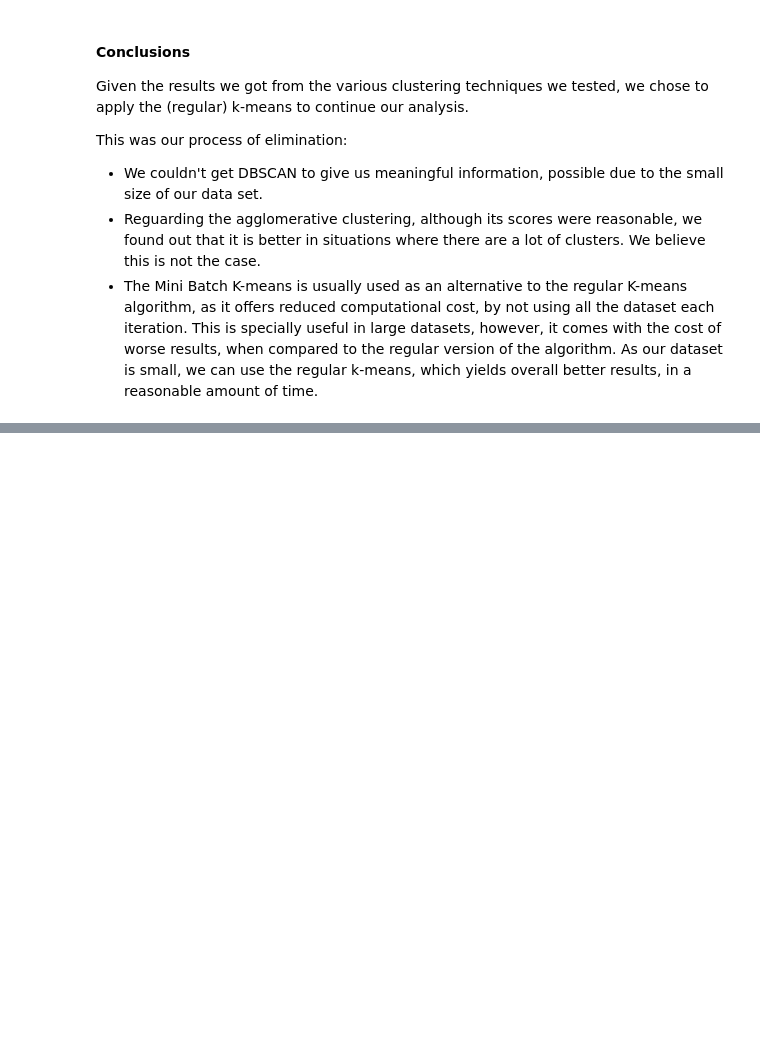
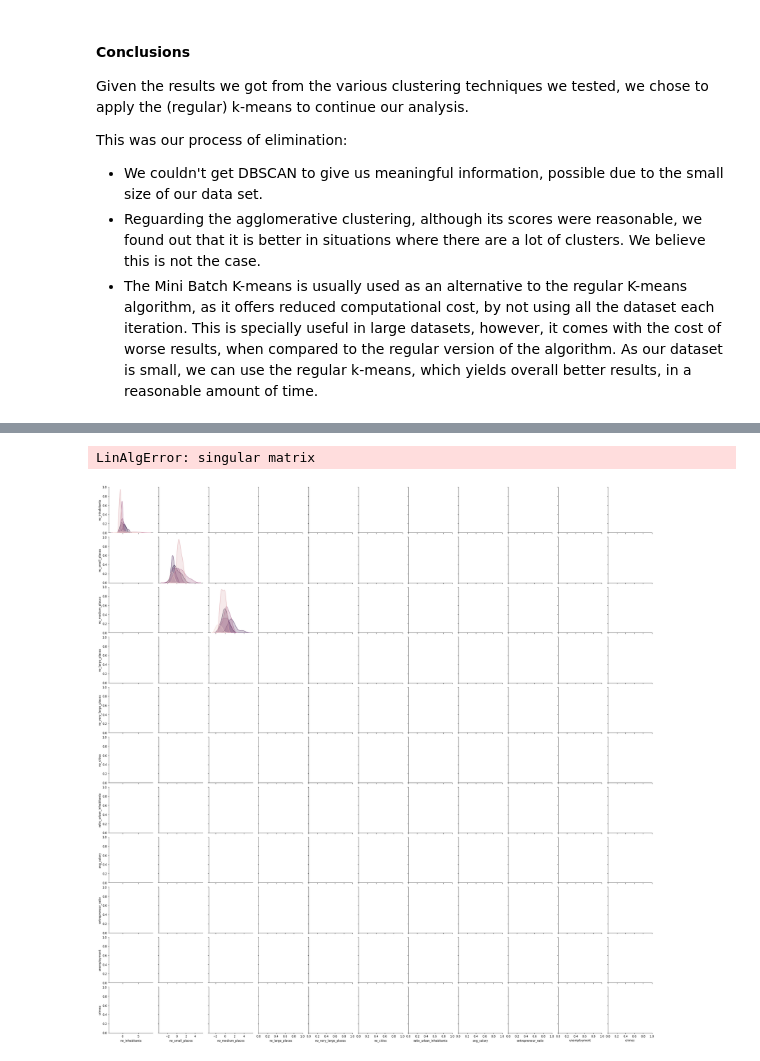
Before and after one commit to joaonmatos/feup-machine-learning, a Jupyter notebook: analysis/districts.ipynb, the cells around one changed output, grey strips where cells are left out. Drawn from its saved outputs; the diff is of its cells as text; code cells hidden in the pictures; blank space fills up the shorter version.

```diff
--- a/analysis/districts.ipynb
+++ b/analysis/districts.ipynb
@@ -331,3 +340,10 @@ This was our process of elimination:
 * We couldn't get DBSCAN to give us meaningful information, possible due to the small size of our data set.
 * Reguarding the agglomerative clustering, although its scores were reasonable, we found out that it is better in situations where there are a lot of clusters. We believe this is not the case.
 * The Mini Batch K-means is usually used as an alternative to the regular K-means algorithm, as it offers reduced computational cost, by not using all the dataset each iteration. This is specially useful in large datasets, however, it comes with the cost of worse results, when compared to the regular version of the algorithm. As our dataset is small, we can use the regular k-means, which yields overall better results, in a reasonable amount of time.
+# %%
+km = KMeans(n_clusters=7, random_state=19)
+km.fit(base_shifted_data)
+kmeans_clusters = km.predict(base_shifted_data)
+
+scaled_labelled_data = scaled_data.assign(cluster_number=kmeans_clusters)
+labelled_data = numerical_data.assign(cluster_number=kmeans_clusters)
@@ -333,0 +403,6 @@ This was our process of elimination:
+# %%
+import seaborn as sns
+plt = sns.pairplot(scaled_labelled_data, hue="cluster_number")
+# %% [output]
+LinAlgError: singular matrix
+[figure, added]
```
Also changed, not shown: parts of 7 cells of this notebook, 1 other file.
